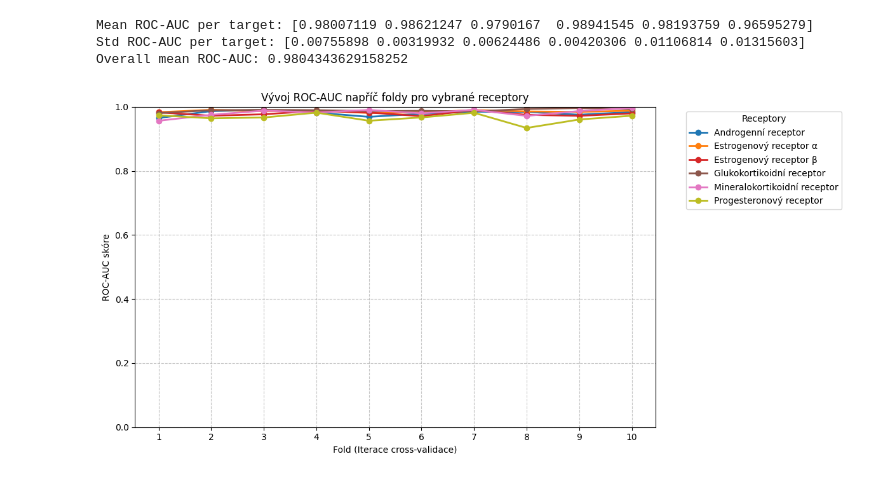
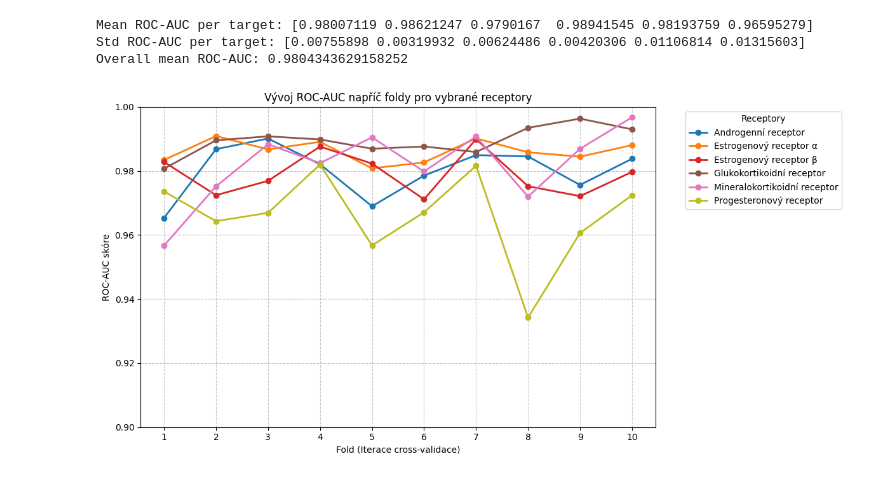
Before and after one commit to lopataa/qspr-qsar-explainability, a Jupyter notebook: qsar/random-forest/random-forest-cross-validation.ipynb, the cells around one changed output. Drawn from its saved outputs; the diff is of its cells as text; code cells hidden in the pictures.

Commit message:
enhanced cross validation images

```diff
--- a/qsar/random-forest/random-forest-cross-validation.ipynb
+++ b/qsar/random-forest/random-forest-cross-validation.ipynb
@@ -161,32 +161,32 @@ for target_idx in target_indices:
         x_folds,
         auc_per_fold[:, target_idx],
         label=label_name,
         color=color,
         marker='o',  # Přidal jsem body pro lepší čitelnost jednotlivých foldů
         linewidth=2
     )
 
 # Nastavení popisků v češtině
 ax.set_xlabel("Fold (Iterace cross-validace)")
 ax.set_ylabel("ROC-AUC skóre")
 ax.set_title("Vývoj ROC-AUC napříč foldy pro vybrané receptory")
 
-ax.set_ylim(0, 1.0)
+ax.set_ylim(0.9, 1.0)
 
 # Vynucení celých čísel na ose X (1, 2, 3...)
 ax.set_xticks(x_folds)
 
 # Legenda
 ax.legend(title="Receptory", bbox_to_anchor=(1.05, 1), loc='upper left')
 
 ax.grid(True, linestyle='--', alpha=0.7)
 
 plt.tight_layout()
 
 # Uložení do SVG
 # Ujistěte se, že složka 'images' existuje, nebo ji změňte podle potřeby
 fig.savefig("images/rf_roc_auc_folds.svg", format="svg", bbox_inches="tight")
 
 plt.show()
 # %% [output]
-[figure, old version]
+[figure, new version]
```
Also changed, not shown: 3 other files.
